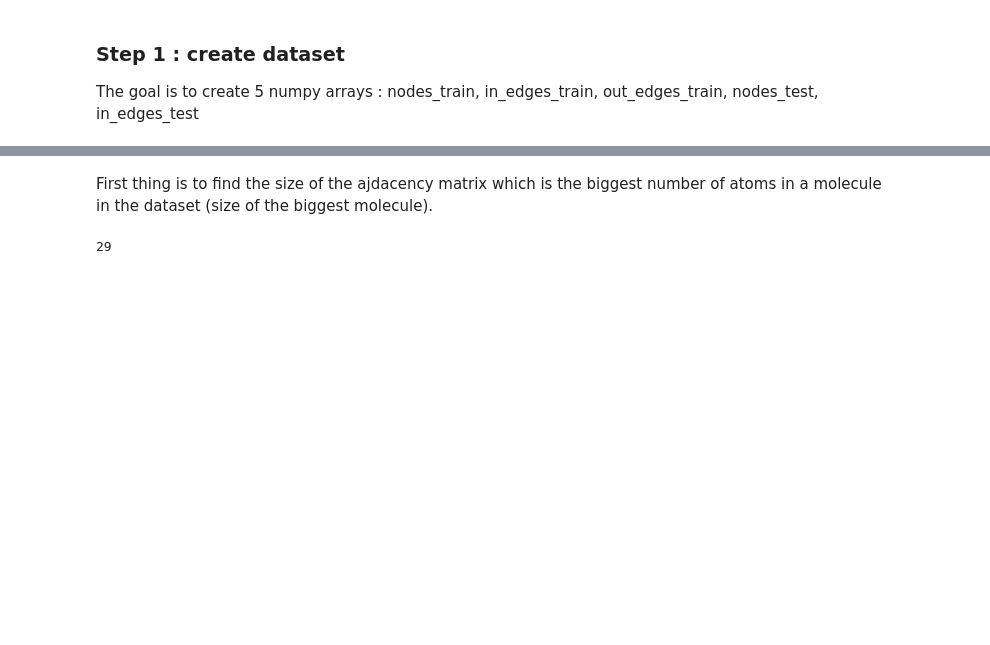
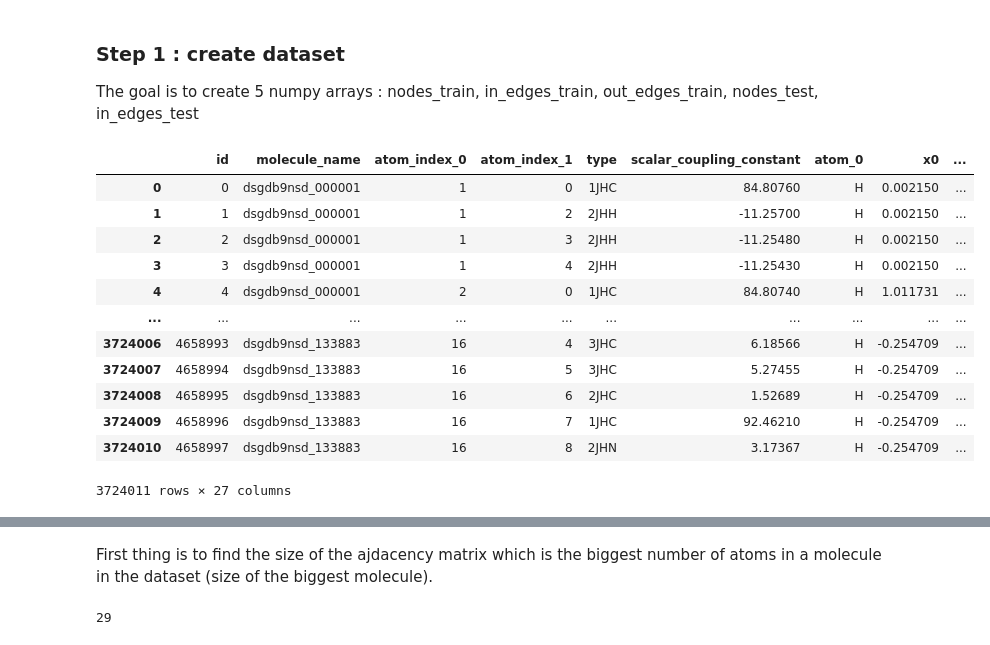
Before and after one commit to gauthavite/MolecularGNN, a Jupyter notebook: MPNN.ipynb, the cells around one changed output, grey strips where cells are left out. Drawn from its saved outputs; the diff is of its cells as text; code cells hidden in the pictures; blank space fills up the shorter version.

```diff
--- a/MPNN.ipynb
+++ b/MPNN.ipynb
@@ -12,0 +22,18 @@ structures_df = pd.read_csv('champs-scalar-coupling/structures.csv')
+# %%
+train_df["molecule_index"] = pd.factorize(train_df["molecule_name"])[0]
+test_df["molecule_index"] = pd.factorize(test_df["molecule_name"])[0]
+train_df
+# %% [output]
+|  | id | molecule_name | atom_index_0 | atom_index_1 | type | scalar_coupling_constant | atom_0 | x0 | ... |
+| 0 | 0 | dsgdb9nsd_000001 | 1 | 0 | 1JHC | 84.80760 | H | 0.002150 | ... |
+| 1 | 1 | dsgdb9nsd_000001 | 1 | 2 | 2JHH | -11.25700 | H | 0.002150 | ... |
+| 2 | 2 | dsgdb9nsd_000001 | 1 | 3 | 2JHH | -11.25480 | H | 0.002150 | ... |
+| 3 | 3 | dsgdb9nsd_000001 | 1 | 4 | 2JHH | -11.25430 | H | 0.002150 | ... |
+| 4 | 4 | dsgdb9nsd_000001 | 2 | 0 | 1JHC | 84.80740 | H | 1.011731 | ... |
+| ... | ... | ... | ... | ... | ... | ... | ... | ... | ... |
+| 3724006 | 4658993 | dsgdb9nsd_133883 | 16 | 4 | 3JHC | 6.18566 | H | -0.254709 | ... |
+| 3724007 | 4658994 | dsgdb9nsd_133883 | 16 | 5 | 3JHC | 5.27455 | H | -0.254709 | ... |
+| 3724008 | 4658995 | dsgdb9nsd_133883 | 16 | 6 | 2JHC | 1.52689 | H | -0.254709 | ... |
+| 3724009 | 4658996 | dsgdb9nsd_133883 | 16 | 7 | 1JHC | 92.46210 | H | -0.254709 | ... |
+| 3724010 | 4658997 | dsgdb9nsd_133883 | 16 | 8 | 2JHN | 3.17367 | H | -0.254709 | ... |
+3724011 rows × 27 columns
```
Also changed, not shown: parts of 12 cells of this notebook, 2 other files.
